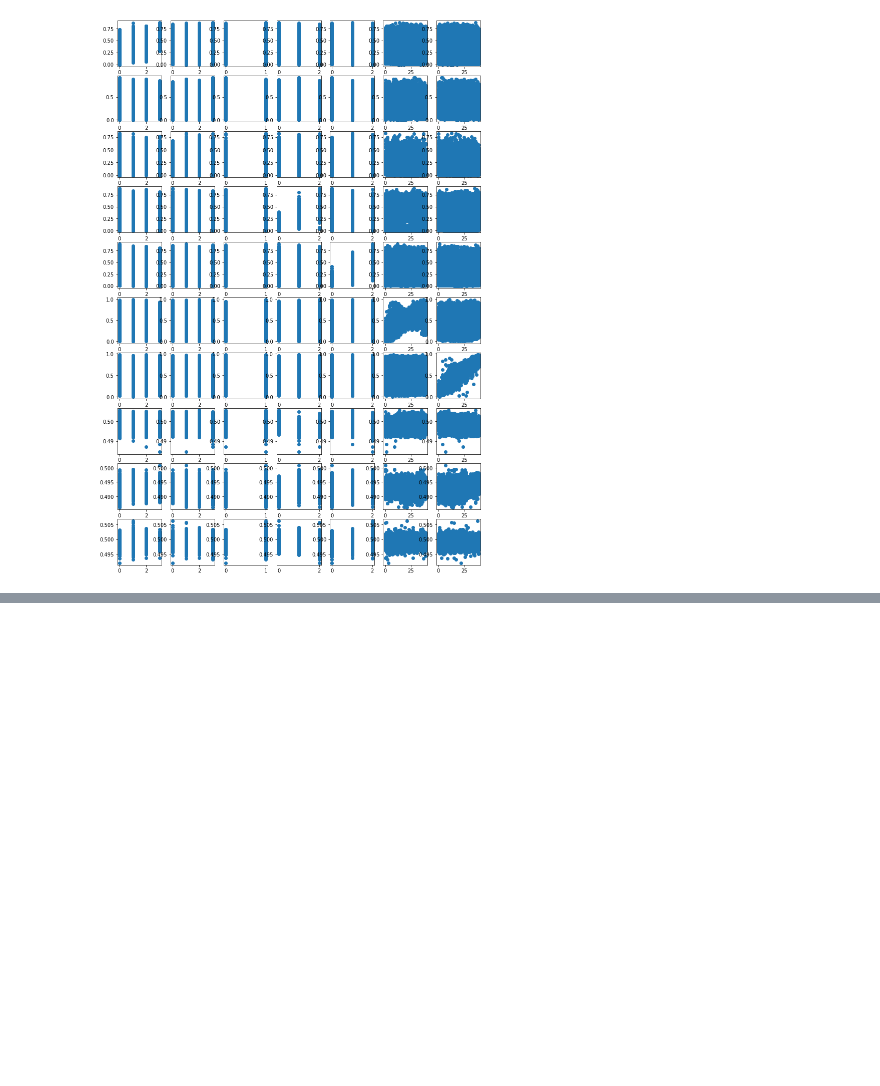
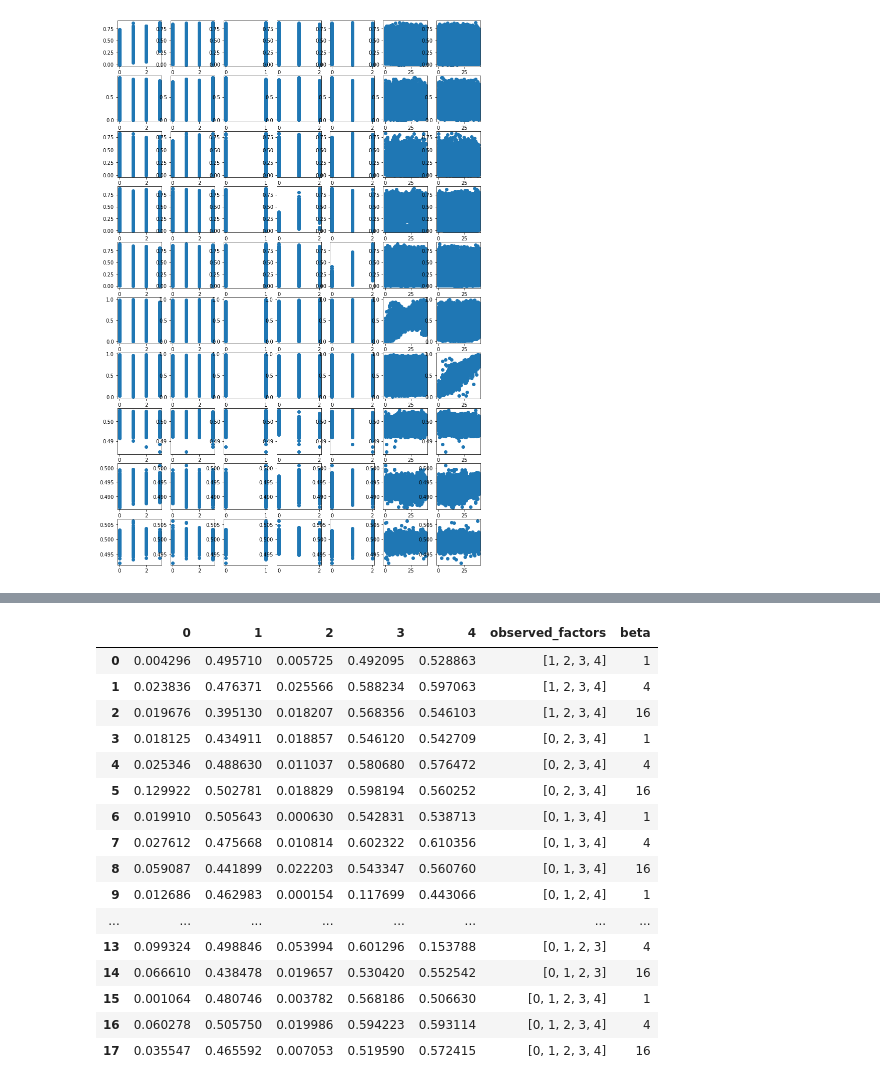
Before and after one commit to jasonmhwu/disentanglement_lib, a Jupyter notebook: notebooks/calc_mig.ipynb, the cells around one changed output, grey strips where cells are left out. Saved outputs shown, nothing was run; the diff lists cells and outputs as text; code cells hidden in the pictures; blank space fills up the shorter version.

```diff
--- a/notebooks/calc_mig.ipynb
+++ b/notebooks/calc_mig.ipynb
@@ -329,0 +388,20 @@ for latent in range(num_latents):
+# %%
+results_df
+# %% [output]
+|  | 0 | 1 | 2 | 3 | 4 | observed_factors | beta |
+| 0 | 0.004296 | 0.495710 | 0.005725 | 0.492095 | 0.528863 | [1, 2, 3, 4] | 1 |
+| 1 | 0.023836 | 0.476371 | 0.025566 | 0.588234 | 0.597063 | [1, 2, 3, 4] | 4 |
+| 2 | 0.019676 | 0.395130 | 0.018207 | 0.568356 | 0.546103 | [1, 2, 3, 4] | 16 |
+| 3 | 0.018125 | 0.434911 | 0.018857 | 0.546120 | 0.542709 | [0, 2, 3, 4] | 1 |
+| 4 | 0.025346 | 0.488630 | 0.011037 | 0.580680 | 0.576472 | [0, 2, 3, 4] | 4 |
+| 5 | 0.129922 | 0.502781 | 0.018829 | 0.598194 | 0.560252 | [0, 2, 3, 4] | 16 |
+| 6 | 0.019910 | 0.505643 | 0.000630 | 0.542831 | 0.538713 | [0, 1, 3, 4] | 1 |
+| 7 | 0.027612 | 0.475668 | 0.010814 | 0.602322 | 0.610356 | [0, 1, 3, 4] | 4 |
+| 8 | 0.059087 | 0.441899 | 0.022203 | 0.543347 | 0.560760 | [0, 1, 3, 4] | 16 |
+| 9 | 0.012686 | 0.462983 | 0.000154 | 0.117699 | 0.443066 | [0, 1, 2, 4] | 1 |
+| ... | ... | ... | ... | ... | ... | ... | ... |
+| 13 | 0.099324 | 0.498846 | 0.053994 | 0.601296 | 0.153788 | [0, 1, 2, 3] | 4 |
+| 14 | 0.066610 | 0.438478 | 0.019657 | 0.530420 | 0.552542 | [0, 1, 2, 3] | 16 |
+| 15 | 0.001064 | 0.480746 | 0.003782 | 0.568186 | 0.506630 | [0, 1, 2, 3, 4] | 1 |
+| 16 | 0.060278 | 0.505750 | 0.019986 | 0.594223 | 0.593114 | [0, 1, 2, 3, 4] | 4 |
+| 17 | 0.035547 | 0.465592 | 0.007053 | 0.519590 | 0.572415 | [0, 1, 2, 3, 4] | 16 |
```
Also changed, not shown: parts of 20 cells of this notebook, 14 other files.
